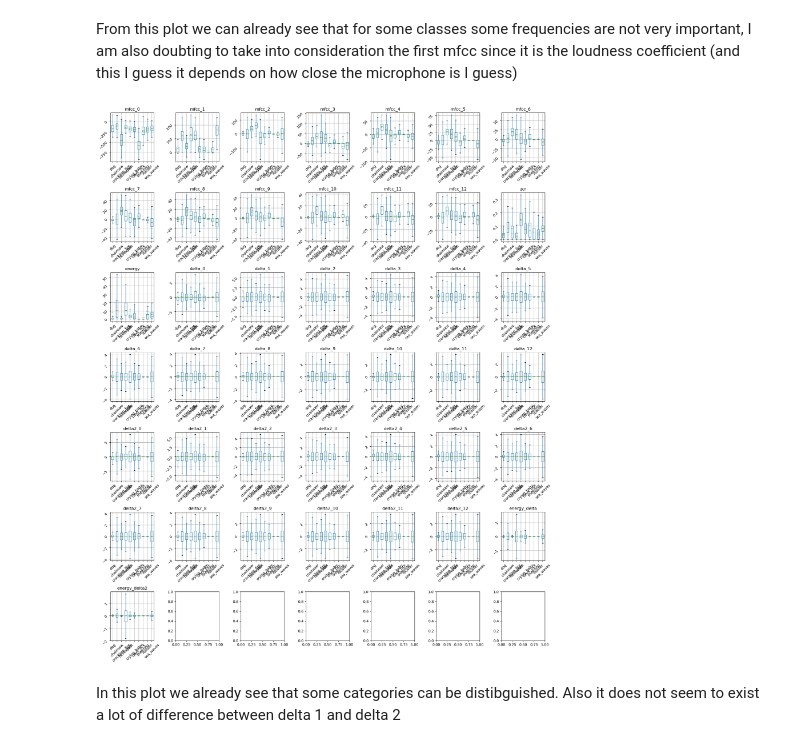
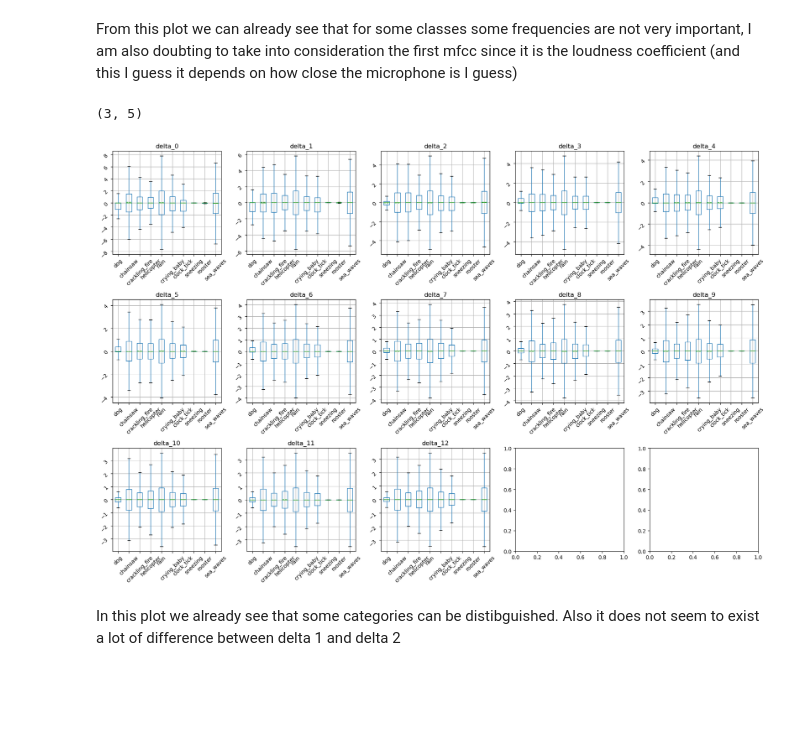
Before and after one commit to themaighi/HDA_environmentalsoundclassification, a Jupyter notebook: eda.ipynb, the cells around one changed output. Saved outputs shown, nothing was run; the diff lists cells and outputs as text; code cells hidden in the pictures; blank space fills up the shorter version.

```diff
--- a/eda.ipynb
+++ b/eda.ipynb
@@ -40,12 +46,13 @@ dict_keys(['dog', 'chainsaw', 'crackling_fire', 'helicopter', 'rain', 'crying_ba
 
 ## This plot does not really show me a lot
 # %%
-for var_type in ['mfcc_', 'zcr', 'delta_', 'delta2_', 'energy']:
+for var_type in ['mfcc_', 'zcr', 'delta_', '^energy$']:
     fig, axs = plt.subplots(int(np.ceil(len(list(dict_category.keys()))/5)), 5, figsize=(18, 10), sharey=True)
     ax_flatten = axs.flatten()
     for i, k in enumerate(dict_category.keys()):
-        var_selection = [var for var in dict_category[list(dict_category.keys())[0]].columns if var_type in var]
-        dict_category[k][var_selection].boxplot(ax=ax_flatten[i], showfliers=False, showmeans=True, meanline=True)
+        var_selection = dict_category[list(dict_category.keys())[0]].filter(regex=var_type).columns
+        # var_selection = [var for var in dict_category[list(dict_category.keys())[0]].columns if var_type in var]
+        dict_category[k][var_selection[:13]].boxplot(ax=ax_flatten[i], showfliers=False, showmeans=True, meanline=True)
         ax_flatten[i].title.set_text(k)
         ax_flatten[i].tick_params(labelrotation=45)
 
@@ -62,7 +68,7 @@ From this plot we can already see that for some classes some frequencies are not
 # %%
 dict_coeff = {}
 for k, v in dict_category.items():
-    for coeff in v.columns:
+    for coeff in v.filter(regex='^delta_').columns[:13]:
         try:
             dict_coeff[coeff]
         except:
@@ -70,17 +76,24 @@ for k, v in dict_category.items():
 
         coeff_output = v[[coeff]].rename(columns={coeff: k}).reset_index(drop=True)
         dict_coeff[coeff] = pd.concat([dict_coeff[coeff], coeff_output], axis=1)
+# %%
+axs.shape
+# %% [output]
+(3, 5)
 # %%
-fig, axs = plt.subplots(7, 7, figsize=(18, 22), sharey=False)
-ax_flatten = axs.flatten()
+fig, axs = plt.subplots(3, 5, figsize=(18, 12), sharey=False)
+try:
+    ax_flatten = axs.flatten()
+except:
+    ax_flatten = [axs]
 for i, k in enumerate(dict_coeff.keys()):
     dict_coeff[k].boxplot(ax=ax_flatten[i], showfliers=False, showmeans=True, meanline=True)
     ax_flatten[i].title.set_text(k)
     ax_flatten[i].tick_params(labelrotation=45)
 
 plt.tight_layout()
 # %% [output]
-[figure, old version]
+[figure, new version]
 # %% [markdown]
 In this plot we already see that some categories can be distibguished. Also it does not seem to exist a lot of difference between delta 1 and delta 2
 # %%
```
Also changed, not shown: parts of 6 cells of this notebook, 4 other files.
